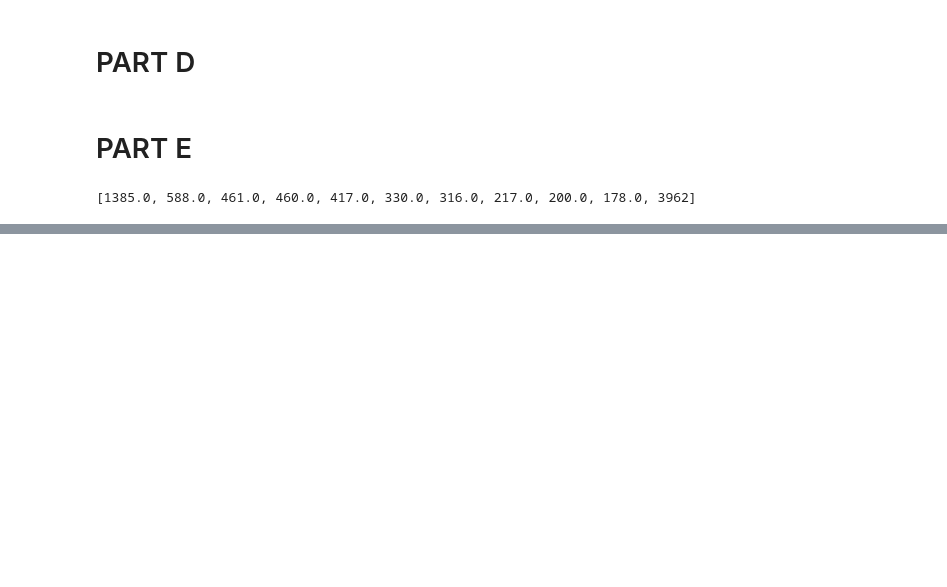
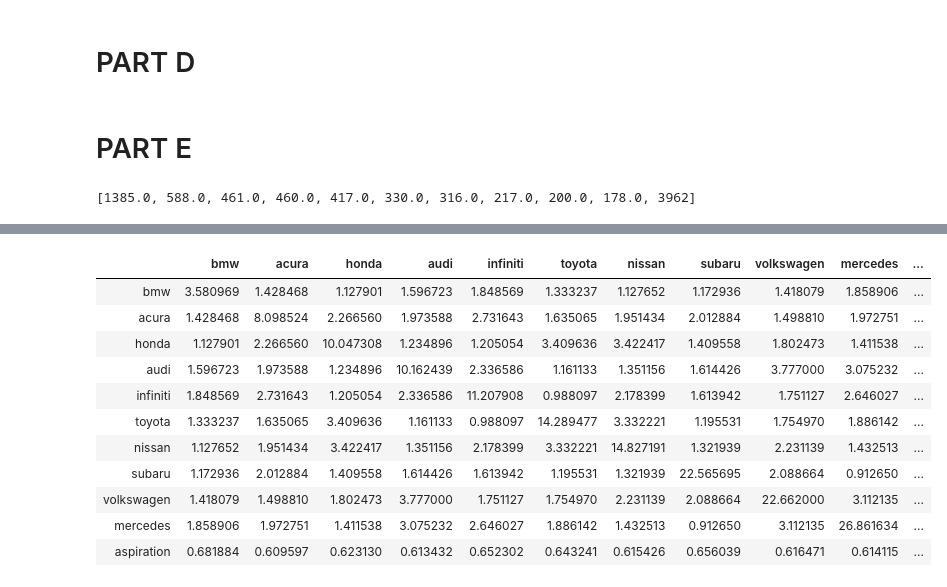
Before and after one commit to datajake-hill/text_hw1, a Jupyter notebook: HW1_Analysis.ipynb, the cells around one changed output, grey strips where cells are left out. Drawn from its saved outputs; the diff is of its cells as text; code cells hidden in the pictures; blank space fills up the shorter version.

```diff
--- a/HW1_Analysis.ipynb
+++ b/HW1_Analysis.ipynb
@@ -571,0 +555,26 @@ trash = df['word_counts_asp'].apply(count_comentions_asp)
+# %%
+asp_lifts = np.zeros((11, 11))
+N = len(df)
+for i in range(11):
+    count1 = brands_aspiration_num[i]
+    for j in range(11):
+        count2 = brands_aspiration_num[j]
+        denom = count1 * count2
+        numer = brand_aspiration_comentions[i][j]
+        asp_lifts[i][j] = (numer/denom) * N
+np.set_printoptions(precision = 1)
+df_asp_lifts = pd.DataFrame(asp_lifts, columns=brands_aspiration, index = brands_aspiration)
+df_asp_lifts
+# %% [output]
+|  | bmw | acura | honda | audi | infiniti | toyota | nissan | subaru | volkswagen | mercedes | ... |
+| bmw | 3.580969 | 1.428468 | 1.127901 | 1.596723 | 1.848569 | 1.333237 | 1.127652 | 1.172936 | 1.418079 | 1.858906 | ... |
+| acura | 1.428468 | 8.098524 | 2.266560 | 1.973588 | 2.731643 | 1.635065 | 1.951434 | 2.012884 | 1.498810 | 1.972751 | ... |
+| honda | 1.127901 | 2.266560 | 10.047308 | 1.234896 | 1.205054 | 3.409636 | 3.422417 | 1.409558 | 1.802473 | 1.411538 | ... |
+| audi | 1.596723 | 1.973588 | 1.234896 | 10.162439 | 2.336586 | 1.161133 | 1.351156 | 1.614426 | 3.777000 | 3.075232 | ... |
+| infiniti | 1.848569 | 2.731643 | 1.205054 | 2.336586 | 11.207908 | 0.988097 | 2.178399 | 1.613942 | 1.751127 | 2.646027 | ... |
+| toyota | 1.333237 | 1.635065 | 3.409636 | 1.161133 | 0.988097 | 14.289477 | 3.332221 | 1.195531 | 1.754970 | 1.886142 | ... |
+| nissan | 1.127652 | 1.951434 | 3.422417 | 1.351156 | 2.178399 | 3.332221 | 14.827191 | 1.321939 | 2.231139 | 1.432513 | ... |
+| subaru | 1.172936 | 2.012884 | 1.409558 | 1.614426 | 1.613942 | 1.195531 | 1.321939 | 22.565695 | 2.088664 | 0.912650 | ... |
+| volkswagen | 1.418079 | 1.498810 | 1.802473 | 3.777000 | 1.751127 | 1.754970 | 2.231139 | 2.088664 | 22.662000 | 3.112135 | ... |
+| mercedes | 1.858906 | 1.972751 | 1.411538 | 3.075232 | 2.646027 | 1.886142 | 1.432513 | 0.912650 | 3.112135 | 26.861634 | ... |
+| aspiration | 0.681884 | 0.609597 | 0.623130 | 0.613432 | 0.652302 | 0.643241 | 0.615426 | 0.656039 | 0.616471 | 0.614115 | ... |
```
Also changed, not shown: parts of 7 cells of this notebook.
